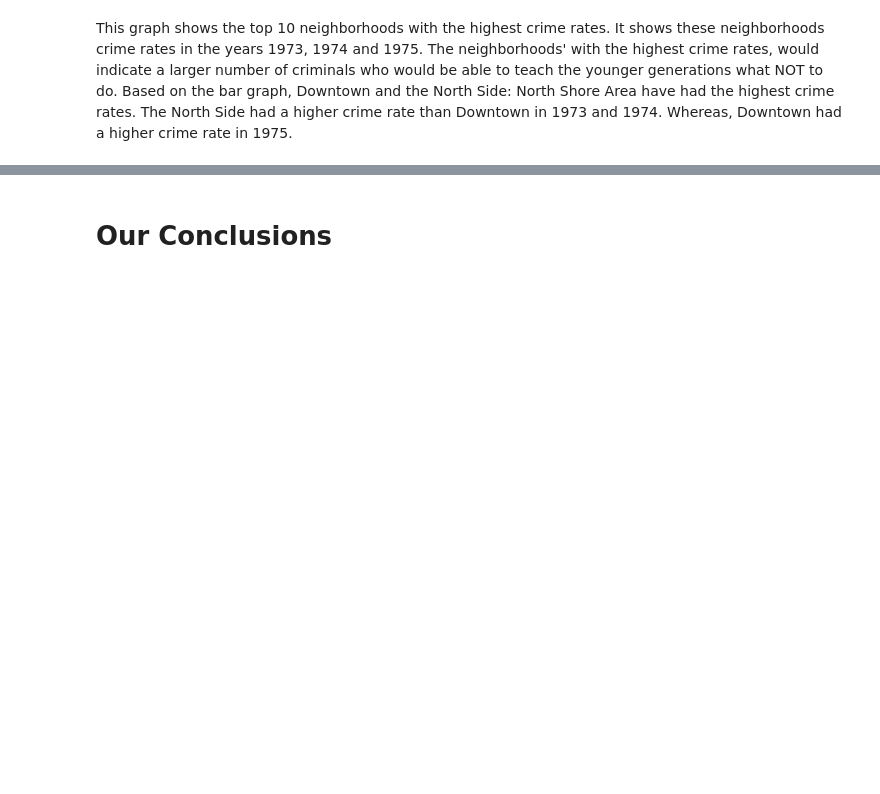
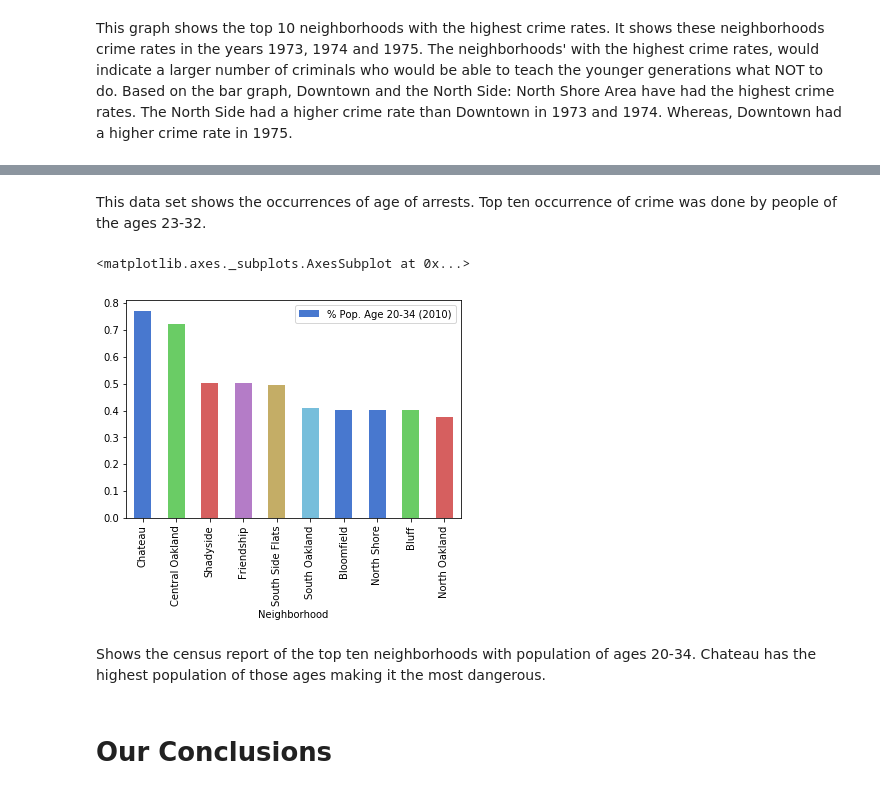
Before and after one commit to DcaveDerps/finalProject, a Jupyter notebook: combinedNotebook.ipynb, the cells around one changed output, grey strips where cells are left out. Drawn from its saved outputs; the diff is of its cells as text; code cells hidden in the pictures; blank space fills up the shorter version.

```diff
--- a/combinedNotebook.ipynb
+++ b/combinedNotebook.ipynb
@@ -91,3 +112,14 @@ This graph shows the top 10 neighborhoods with the highest crime rates. It shows
+# %% [markdown]
+This data set shows the occurrences of age of arrests. Top ten occurrence of crime was done by people of the ages 23-32.
+# %%
+census = pd.read_csv("https://data.wprdc.org/dataset/40188e1c-6d2e-4f20-9391-607bd3054949/resource/8ac5c768-09ba-43a8-829f-ce4a417d20fb/download/population-density.csv")
+# %%
+census.nlargest(10, "% Pop. Age 20-34 (2010)").plot(kind = "bar", x = "Neighborhood", y = "% Pop. Age 20-34 (2010)")
+# %% [output]
+<matplotlib.axes._subplots.AxesSubplot at 0x...>
+[figure, added]
+# %% [markdown]
+Shows the census report of the top ten neighborhoods with population of ages 20-34. Chateau has the highest population of those ages making it the most dangerous.
 # %% [markdown]
 # Our Conclusions
 # %% [markdown]
```
Also changed, not shown: parts of 11 cells of this notebook.
